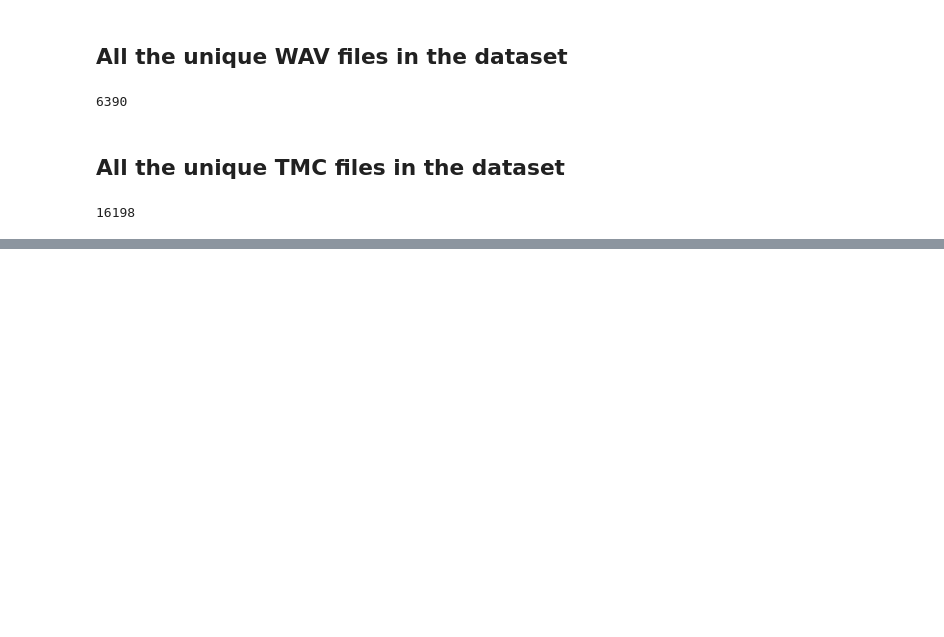
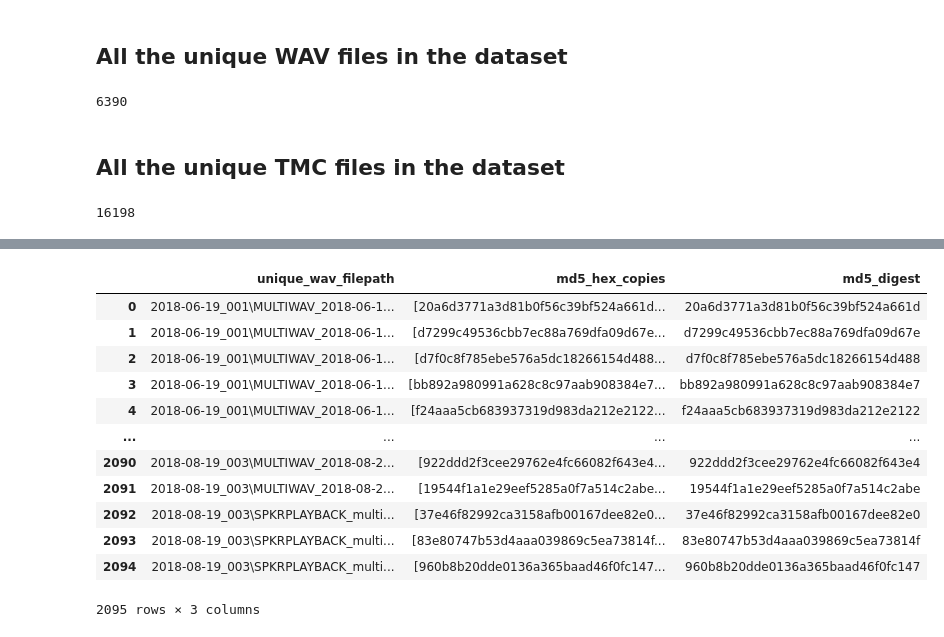
Before and after one commit to thejasvibr/projectushichka, a Jupyter notebook: ushichka_docs/What is in the Ushichka dataset.ipynb, the cells around one changed output, grey strips where cells are left out. Cells and saved outputs as stored; diff of their text form; code cells hidden in the pictures; blank space fills up the shorter version.

```diff
--- a/ushichka_docs/What is in the Ushichka dataset.ipynb
+++ b/ushichka_docs/What is in the Ushichka dataset.ipynb
@@ -301,0 +455,4 @@ print(len(tmc_unique))
+# %%
+wav_copy_hexes = Parallel(n_jobs=4)(delayed(get_filecopy_hexdigests)(each, all_drives_wavfiles) for each in tqdm.tqdm(ushichka_wavfiles))
+# %%
+wav_hexbase = pd.DataFrame(data={'unique_wav_filepath':ushichka_wavfiles, 'md5_hex_copies':wav_copy_hexes})
@@ -301,0 +530,16 @@ print(len(tmc_unique))
+# %%
+wav_hexbase
+# %% [output]
+|  | unique_wav_filepath | md5_hex_copies | md5_digest |
+| 0 | 2018-06-19_001\MULTIWAV_2018-06-1... | [20a6d3771a3d81b0f56c39bf524a661d... | 20a6d3771a3d81b0f56c39bf524a661d |
+| 1 | 2018-06-19_001\MULTIWAV_2018-06-1... | [d7299c49536cbb7ec88a769dfa09d67e... | d7299c49536cbb7ec88a769dfa09d67e |
+| 2 | 2018-06-19_001\MULTIWAV_2018-06-1... | [d7f0c8f785ebe576a5dc18266154d488... | d7f0c8f785ebe576a5dc18266154d488 |
+| 3 | 2018-06-19_001\MULTIWAV_2018-06-1... | [bb892a980991a628c8c97aab908384e7... | bb892a980991a628c8c97aab908384e7 |
+| 4 | 2018-06-19_001\MULTIWAV_2018-06-1... | [f24aaa5cb683937319d983da212e2122... | f24aaa5cb683937319d983da212e2122 |
+| ... | ... | ... | ... |
+| 2090 | 2018-08-19_003\MULTIWAV_2018-08-2... | [922ddd2f3cee29762e4fc66082f643e4... | 922ddd2f3cee29762e4fc66082f643e4 |
+| 2091 | 2018-08-19_003\MULTIWAV_2018-08-2... | [19544f1a1e29eef5285a0f7a514c2abe... | 19544f1a1e29eef5285a0f7a514c2abe |
+| 2092 | 2018-08-19_003\SPKRPLAYBACK_multi... | [37e46f82992ca3158afb00167dee82e0... | 37e46f82992ca3158afb00167dee82e0 |
+| 2093 | 2018-08-19_003\SPKRPLAYBACK_multi... | [83e80747b53d4aaa039869c5ea73814f... | 83e80747b53d4aaa039869c5ea73814f |
+| 2094 | 2018-08-19_003\SPKRPLAYBACK_multi... | [960b8b20dde0136a365baad46f0fc147... | 960b8b20dde0136a365baad46f0fc147 |
+2095 rows × 3 columns
```
Also changed, not shown: parts of 32 cells of this notebook, 3 other files.
